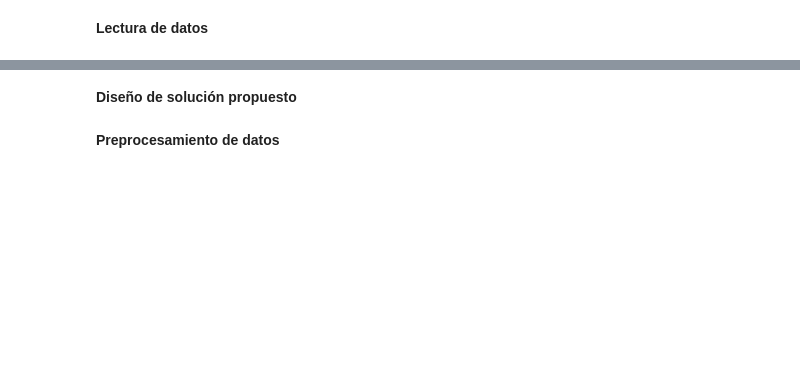
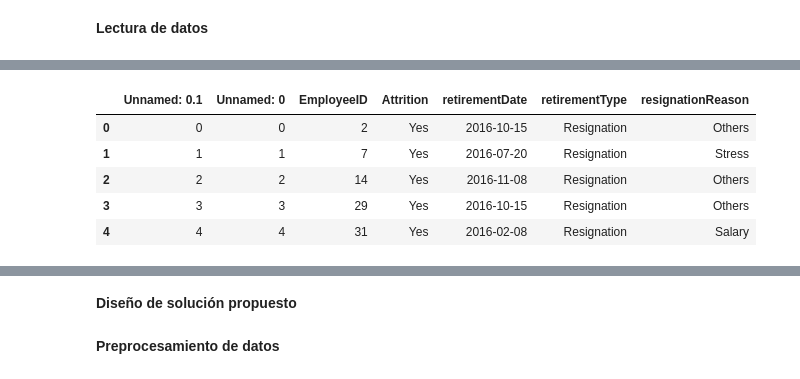
Before and after one commit to MariaGabrielp/HR_Analitica, a Jupyter notebook: Perez_Gonzalez_HR.ipynb, the cells around one changed output, grey strips where cells are left out. Saved outputs shown, nothing was run; the diff lists cells and outputs as text; code cells hidden in the pictures; blank space fills up the shorter version.

```diff
--- a/Perez_Gonzalez_HR.ipynb
+++ b/Perez_Gonzalez_HR.ipynb
@@ -21,0 +104,9 @@ df_retir = pd.read_csv("https://raw.githubusercontent.com/MariaGabrielp/HR_Anali
+# %%
+df_retir.sort_values(by=["EmployeeID"],ascending=1).head(5)
+# %% [output]
+|  | Unnamed: 0.1 | Unnamed: 0 | EmployeeID | Attrition | retirementDate | retirementType | resignationReason |
+| 0 | 0 | 0 | 2 | Yes | 2016-10-15 | Resignation | Others |
+| 1 | 1 | 1 | 7 | Yes | 2016-07-20 | Resignation | Stress |
+| 2 | 2 | 2 | 14 | Yes | 2016-11-08 | Resignation | Others |
+| 3 | 3 | 3 | 29 | Yes | 2016-10-15 | Resignation | Others |
+| 4 | 4 | 4 | 31 | Yes | 2016-02-08 | Resignation | Salary |
```
Also changed, not shown: parts of 13 cells of this notebook.
